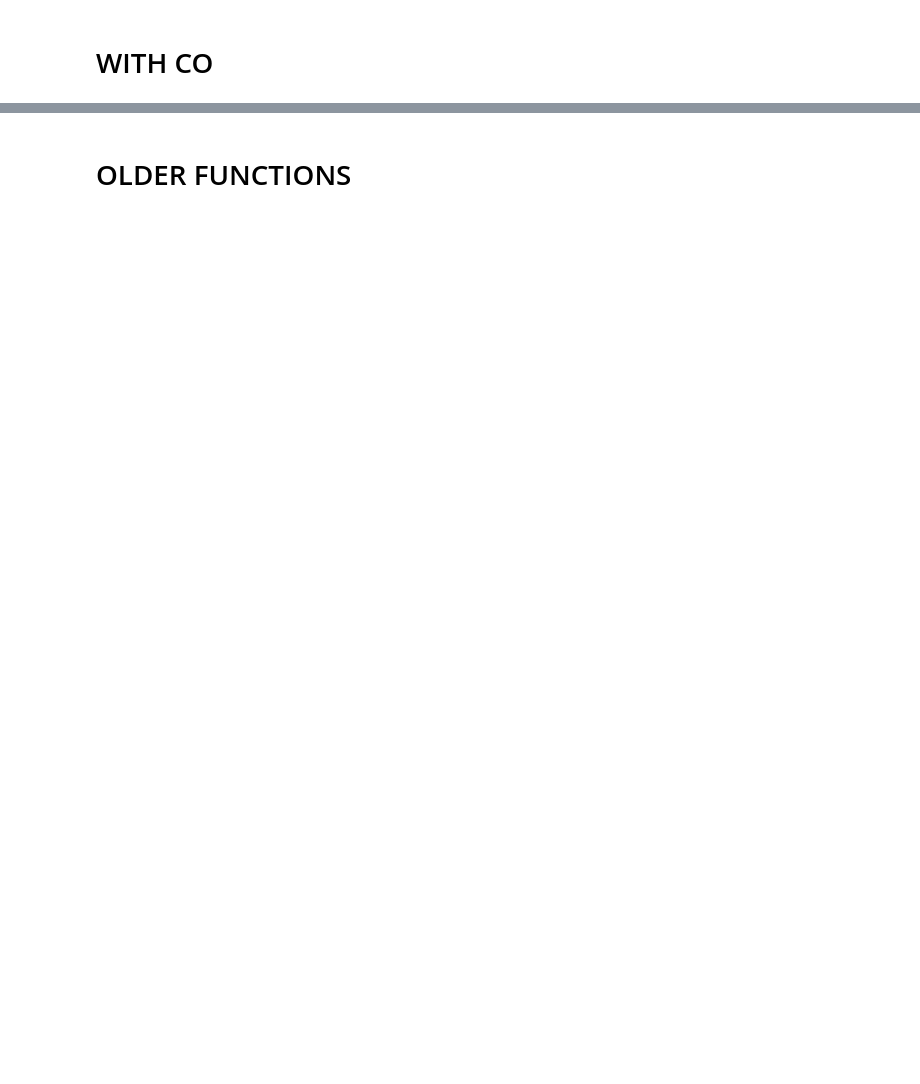
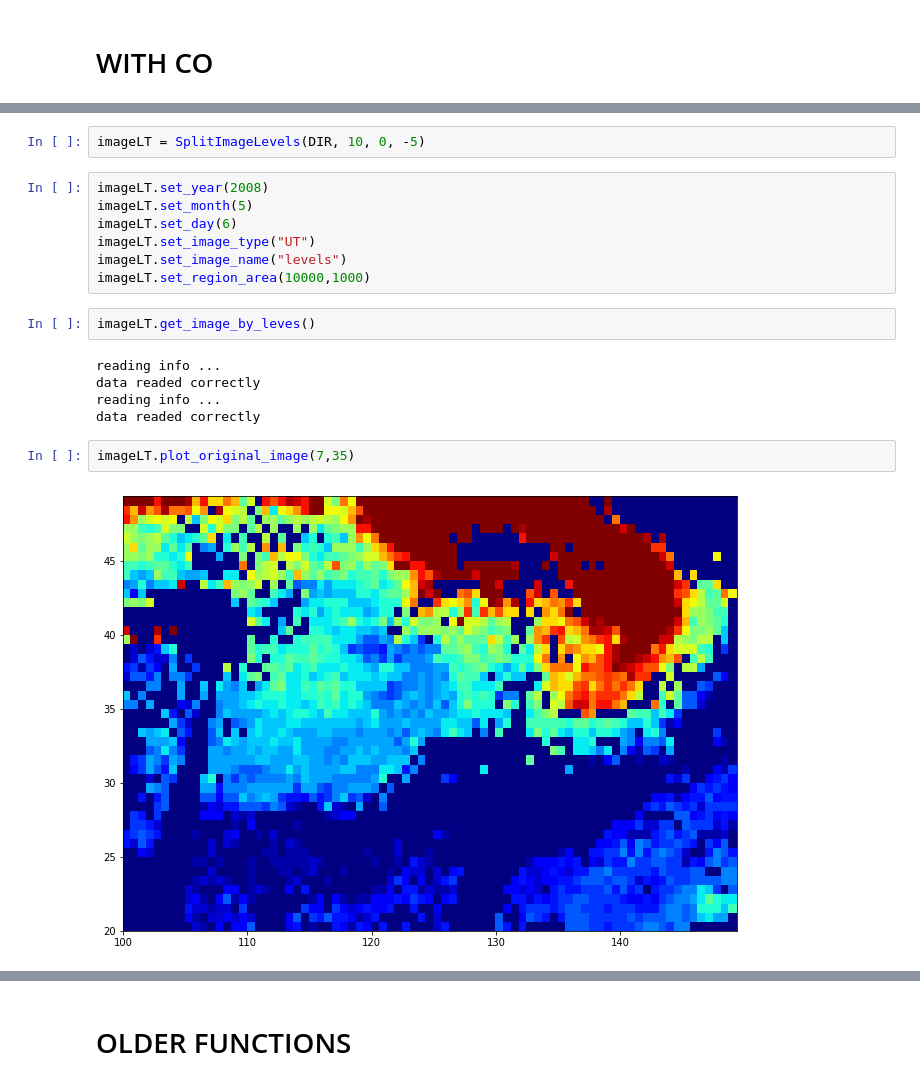
Before and after one commit to kmiloarguello/ozone-pollution, a Jupyter notebook: main.ipynb, the cells around one changed output, grey strips where cells are left out. Cells and saved outputs as stored; diff of their text form; blank space fills up the shorter version.

```diff
--- a/main.ipynb
+++ b/main.ipynb
@@ -764,0 +1110,20 @@ for i,lt in enumerate(temp_poly1[:]):
+# %%
+imageLT = SplitImageLevels(DIR, 10, 0, -5)
+# %%
+imageLT.set_year(2008)
+imageLT.set_month(5)
+imageLT.set_day(6)
+imageLT.set_image_type("UT")
+imageLT.set_image_name("levels")
+imageLT.set_region_area(10000,1000)
+# %%
+imageLT.get_image_by_leves()
+# %% [output]
+reading info ...
+data readed correctly
+reading info ...
+data readed correctly
+# %%
+imageLT.plot_original_image(7,35)
+# %% [output]
+[figure, added]
```
Also changed, not shown: parts of 17 cells of this notebook.
